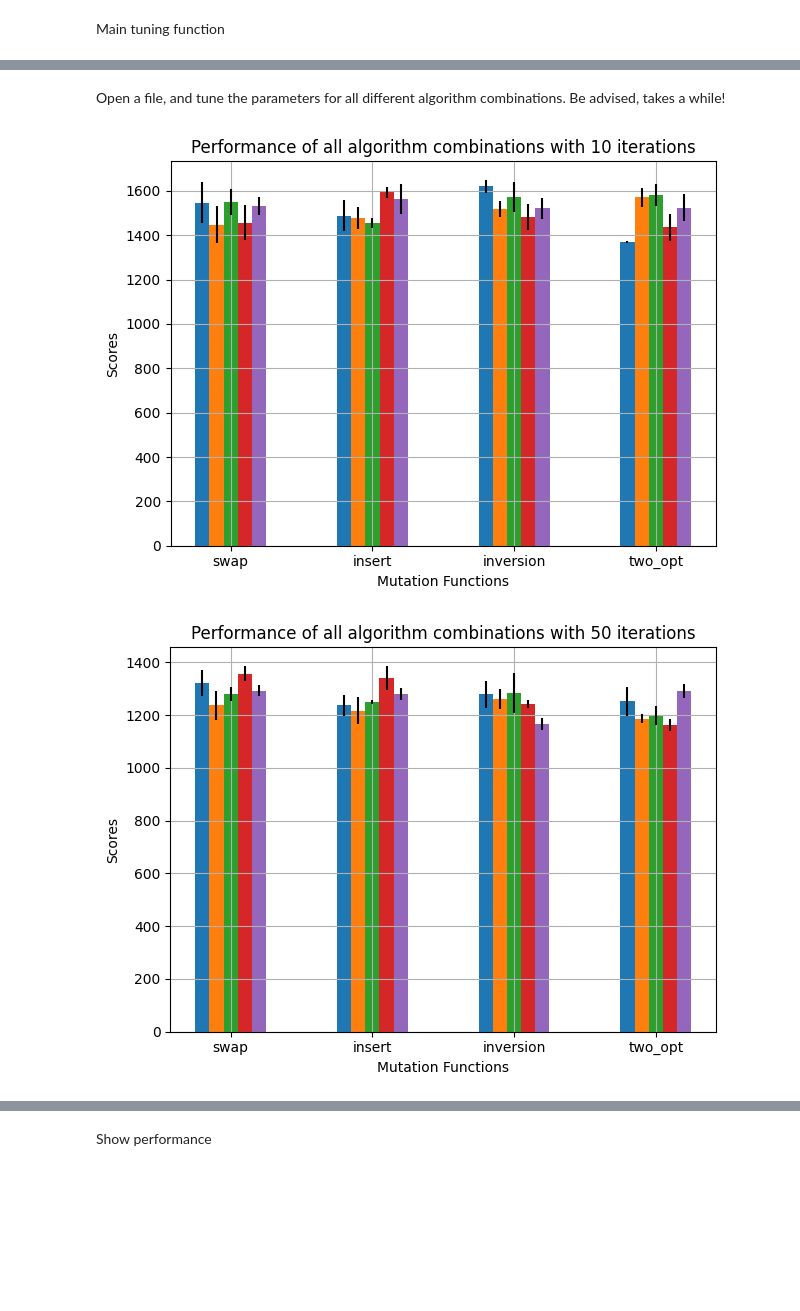
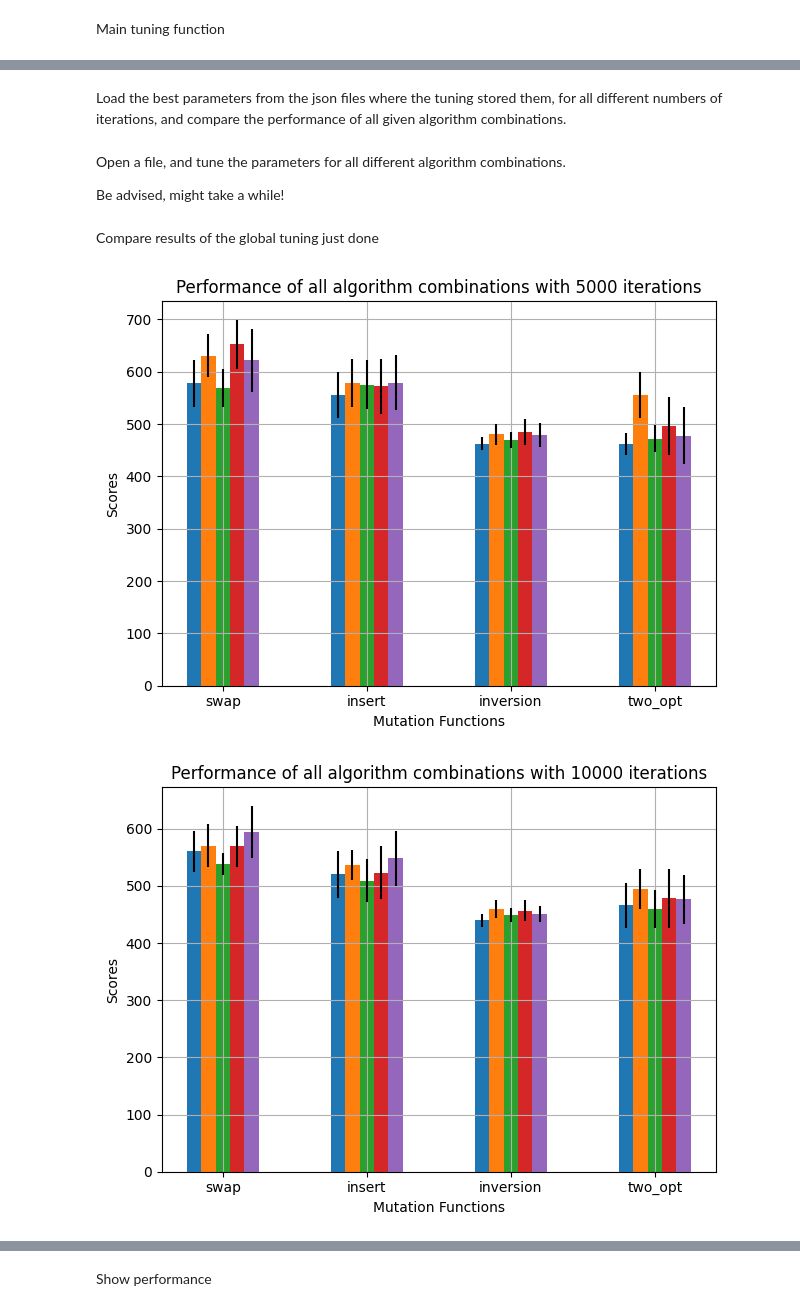
Before and after one commit to pabloralves/StocSim3, a Jupyter notebook: main_WIP.ipynb, the cells around one changed output, grey strips where cells are left out. Drawn from its saved outputs; the diff is of its cells as text; code cells hidden in the pictures; blank space fills up the shorter version.

```diff
--- a/main_WIP.ipynb
+++ b/main_WIP.ipynb
@@ -228,25 +274,27 @@ def quadratic_cool(iterations, cooling_parameters):
 # %% [markdown]
 Main optimizing function
 # %%
-def optimize(start_solution, tsp_data, iterations, mutate, accept, cooling_schedule=logarithmic_cool, cooling_parameters={'c':1}, stopping_point=0.05):
+def optimize(start_solution, distance_matrix, iterations, mutate, accept, cooling_schedule=logarithmic_cool, cooling_parameters={'c':1}, stopping_point=0.05, save_progress=False):
     """
     Optimize solution for traveling salesman problem according to chosen mutate and accept function
     """
 
     solution = start_solution[:]
-    current_score = get_score(tsp_data, solution)
+    current_score = get_score(distance_matrix, solution)
 
     Ts = cooling_schedule(iterations, cooling_parameters)
 
     iterations_without_improvement = 0
     stopping_point *= iterations
 
+    scores = {}
+
     # Do iterations
     for i in range(iterations):
 
         # Make new solution via chosen mutation function
         new_solution = mutate(solution, i)
-        new_score = get_score(tsp_data, new_solution)
+        new_score = get_score(distance_matrix, new_solution)
 
         # Accept or deny new solution according to chosen acceptance function and corresponding parameters
         if accept(current_score, new_score, Ts[i]):
@@ -254,12 +302,15 @@ def optimize(start_solution, tsp_data, iterations, mutate, accept, cooling_sched
             current_score = new_score
             iterations_without_improvement = 0
 
+            if save_progress:
+                scores[i] = new_score
+
         else:
             iterations_without_improvement += 1
             if iterations_without_improvement == stopping_point:
-                return solution, current_score
+                return solution, current_score, scores
 
-    return solution, current_score
+    return solution, current_score, scores
 # %% [markdown]
 Tuning functions for cooling schemes
 # %%
@@ -416,24 +477,26 @@ Compare performance different algorithm combinations
 # %%
-def compare_algorithms(tsp_data, all_cooling_parameters, N_runs, iterations, mutations, cooling_schedules, accept=simulated_annealing, plot_results=True, print_results=True, set_title=False):
+def compare_algorithms(tsp_data, distance_matrix, all_cooling_parameters, N_runs, iterations, mutations, cooling_schedules, accept=simulated_annealing, plot_results=True, print_results=True, set_title=False, greedy=True):
     results = []
     for cooling_schedule in cooling_schedules:
         cooling_results = []
 
         for mutate in mutations:
             scores = []
+            parameters = all_cooling_parameters[mutate.__name__][cooling_schedule.__name__]
             for run in range(N_runs):
-                start_solution = generate_solution(tsp_data)
-                parameters = all_cooling_parameters[mutate.__name__][cooling_schedule.__name__]
-                best_solution, score = optimize(start_solution, tsp_data, iterations, mutate, accept, **parameters)
+
+                if greedy:
+                    start_solution = generate_greedy_solution(tsp_data, distance_matrix)
+                else:
+                    start_solution = generate_solution(tsp_data)
+
+                score = optimize(start_solution, distance_matrix, iterations, mutate, accept, **parameters)[1]
                 scores.append(score)
 
             cooling_results.append({'mutation function': mutate.__name__,'scores': scores , 'average': np.mean(scores), 'std': np.std(scores)})
 
         results.append({'cooling schedule': cooling_schedule.__name__, 'data': cooling_results})
 
-# Save results to txt
-    with open(f'results_{iterations}.txt','w') as output:
-        output.write(str(results))
 
     if not(print_results or plot_results):
         return results
@@ -481,10 +544,12 @@ def compare_algorithms(tsp_data, all_cooling_parameters, N_runs, iterations, mut
 
         plt.tight_layout()
         plt.show()
+# %% [markdown]
+Load the best parameters from the json files where the tuning stored them, for all different numbers of iterations, and compare the performance of all given algorithm combinations.
 # %%
-def compare_all_algorithms(tsp_data, file, N_runs, iterations_list):
+def compare_all_algorithms(tsp_data, distance_matrix, file, N_runs, iterations_list, greedy=True, fileID=''):
     for iterations in iterations_list:
-        all_cooling_parameters = load_cooling_info(f'best_parameters_{file}_{iterations}_iterations.json')
+        all_cooling_parameters = load_cooling_info(f'{fileID}best_parameters_{file}_{iterations}_iterations.json')
 
         mutations = list(all_cooling_parameters.keys())
         cooling_schedules = list(all_cooling_parameters[mutations[0]].keys())
@@ -492,7 +557,7 @@ def compare_all_algorithms(tsp_data, file, N_runs, iterations_list):
         mutations = [globals()[mutation] for mutation in mutations]
         cooling_schedules = [globals()[cooling_schedule] for cooling_schedule in cooling_schedules]
 
-        results = compare_algorithms(tsp_data, all_cooling_parameters, N_runs, iterations, mutations, cooling_schedules, print_results=False, set_title=True)
+        results = compare_algorithms(tsp_data, distance_matrix, all_cooling_parameters, N_runs, iterations, mutations, cooling_schedules, print_results=False, set_title=True, greedy=greedy)
 
     # fig, ax = plt.subplots()
 
@@ -530,7 +595,8 @@ def compare_all_algorithms(tsp_data, file, N_runs, iterations_list):
     # plt.show()
 # %% [markdown]
 Open a file, and tune the parameters for all different algorithm combinations.
-Be advised, takes a while!
+
+Be advised, might take a while!
 # %%
 files = ['eil51', 'a280', 'pcb442']
 cooling_schedules = [logarithmic_cool, linear_cool, arithmetic_geometric_cool, exponential_cool, quadratic_cool]
@@ -543,11 +610,14 @@ n_trials = 10
+# %% [markdown]
+Compare results of the global tuning just done
 # %%
-N_runs = 2
+N_runs = 20
 file = 'eil51'
 file_path = f'TSP-Configurations/{file}.tsp.txt'
 tsp_data = load_tsp_file(file_path)
+distance_matrix = calculate_distance_matrix(tsp_data)
 
-iterations_list = [10, 50, 100, 500, 1000, 5000, 10000]
-compare_all_algorithms(tsp_data, file, N_runs, iterations_list)
+iterations_list = [5000, 10000]
+compare_all_algorithms(tsp_data, distance_matrix, file, N_runs, iterations_list, greedy=False, fileID='zzz_')
 # %% [output]
-[figure, old version]
+[figure, new version]
-[figure, old version]
+[figure, new version]
```
Also changed, not shown: parts of 30 cells of this notebook.
